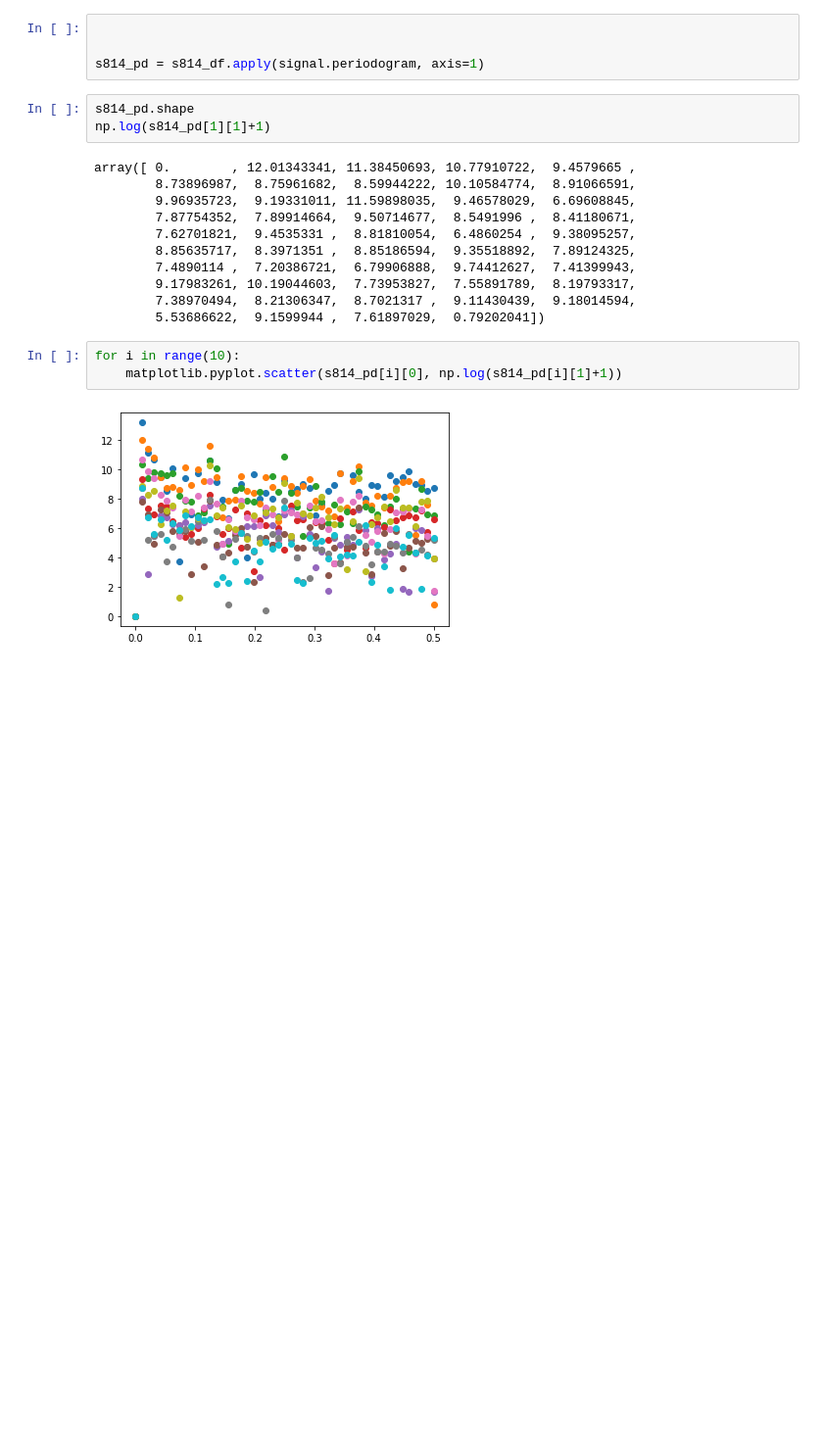
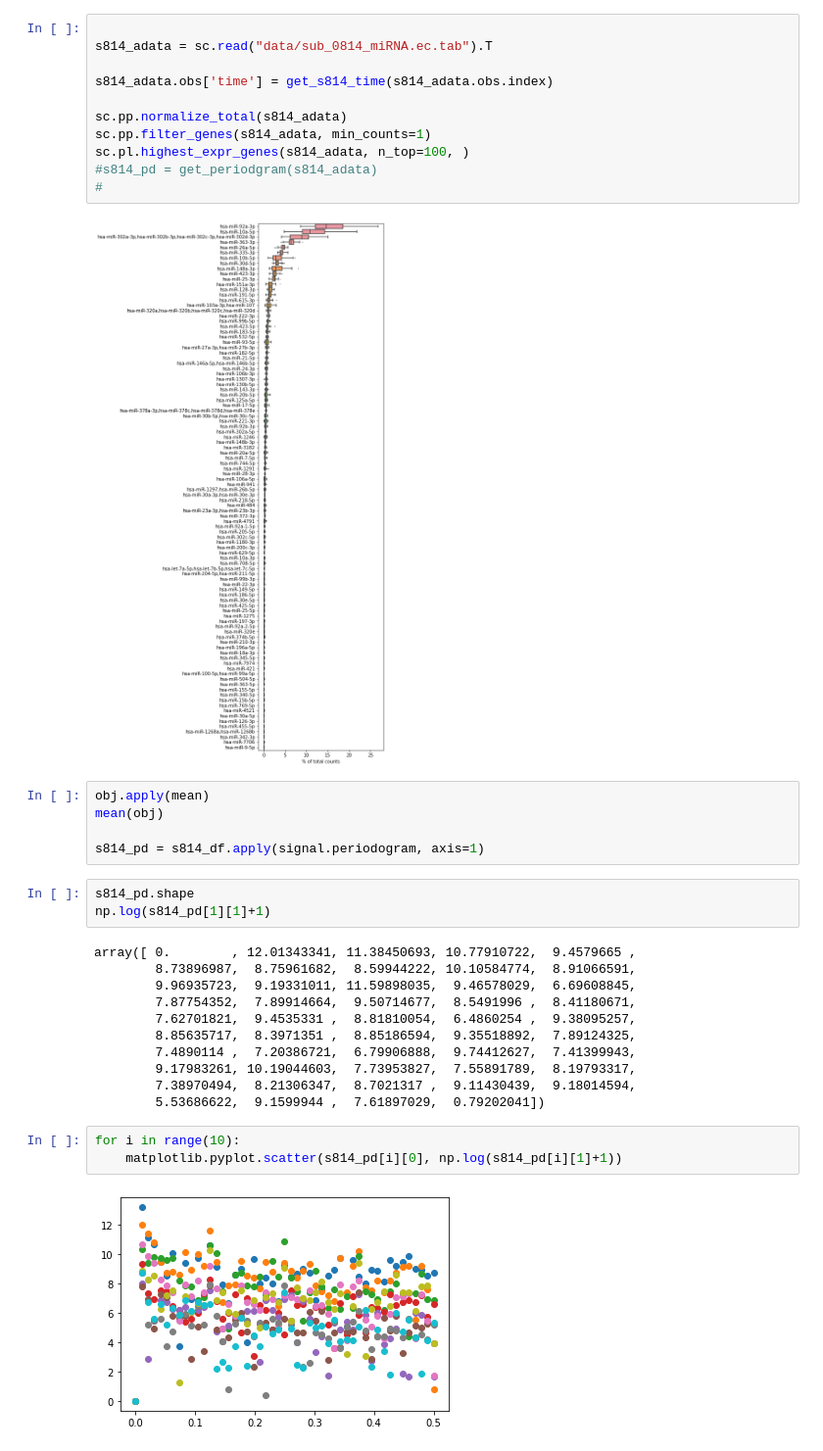
Before and after one commit to JohnWSteill/jlab_proj, a Jupyter notebook: Somite_Cycle_Study.ipynb, the cells around one changed output. Shown: that part at 98% size. Saved outputs shown, nothing was run; the diff lists cells and outputs as text; blank space fills up the shorter version.

```diff
--- a/Somite_Cycle_Study.ipynb
+++ b/Somite_Cycle_Study.ipynb
@@ -36,5 +42,19 @@ plot_one_row_scatter(s745_df, 1,s745_time )
+# %%
+
+s814_adata = sc.read("data/sub_0814_miRNA.ec.tab").T
+
+s814_adata.obs['time'] = get_s814_time(s814_adata.obs.index)
+
+sc.pp.normalize_total(s814_adata)
+sc.pp.filter_genes(s814_adata, min_counts=1)
+sc.pl.highest_expr_genes(s814_adata, n_top=100, )
+#s814_pd = get_periodgram(s814_adata)
+#
+# %% [output]
+[figure, added]
 # %%
-
+obj.apply(mean)
+mean(obj)
 
 s814_pd = s814_df.apply(signal.periodogram, axis=1)
 # %%
```
Also changed, not shown: parts of 2 cells of this notebook.
